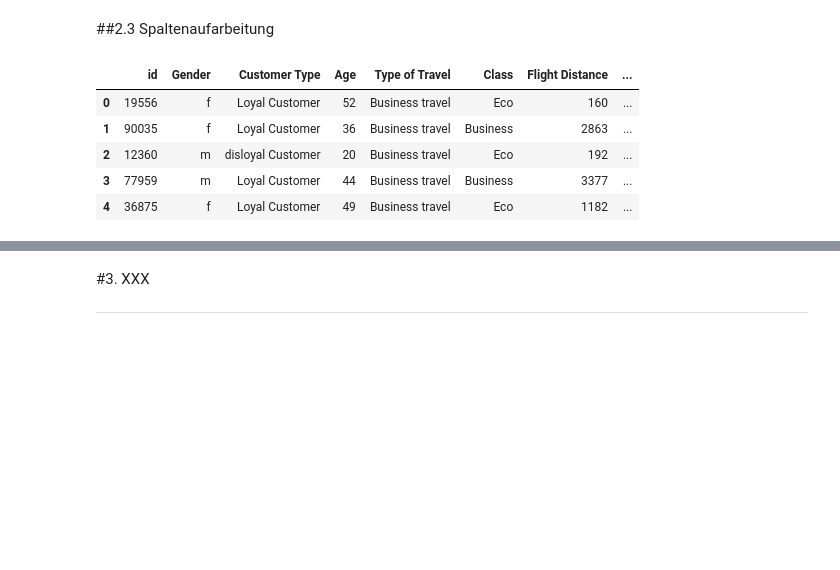
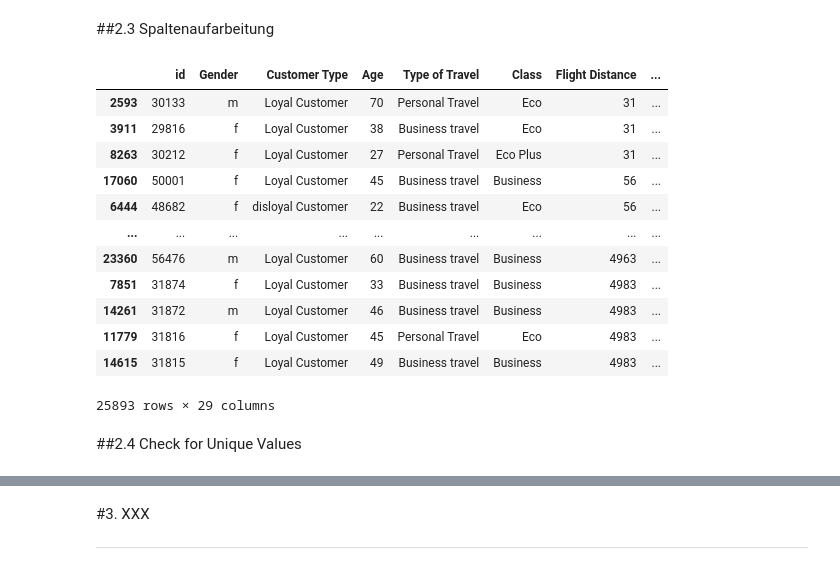
Before and after one commit to AliceKitchkin/Unsupervised-Machine-Learning, a Jupyter notebook: AirlinePassengerSatisfaction.ipynb, the cells around one changed output, grey strips where cells are left out. Cells and saved outputs as stored; diff of their text form; code cells hidden in the pictures; blank space fills up the shorter version.

```diff
--- a/AirlinePassengerSatisfaction.ipynb
+++ b/AirlinePassengerSatisfaction.ipynb
@@ -115,0 +130,4 @@ Die Spalte "Arrival Delay in Minutes" (Verspätung in Minuten) hat 83 fehlende W
+# %%
+#Zeilen mit fehlenden Werten löschen
+data = data.dropna()
+data.isna().sum()
@@ -116,11 +152,16 @@ Die Spalte "Arrival Delay in Minutes" (Verspätung in Minuten) hat 83 fehlende W
 # %% [markdown]
 ##2.3 Spaltenaufarbeitung
-# %%
-#Neue Spalte "Gesamtverspaetung in Minuten" hinzufügen
-data['Gesamtverspaetung in Minuten'] = data['Departure Delay in Minutes'] + data['Arrival Delay in Minutes']
 # %%
 #Neue Spalte "Bewertung Gesamt" hinzufügen
 data['Bewertung Gesamt'] = data['Inflight wifi service'] + data['Departure/Arrival time convenient'] + data['Ease of Online booking'] + data['Gate location'] + data['Food and drink'] + data['Online boarding'] + data['Seat comfort'] + data['Inflight entertainment'] + data['On-board service'] + data['Leg room service'] + data['Baggage handling'] + data['Checkin service'] + data['Inflight service'] + data['Cleanliness']
+# %%
+#Neue Spalte "Flugverspatung in Minuten" hinzufügen
+#Die im Flug aufgeholte Zeit in Minuten ist positiv
+#Die im Flug noch zusätzliche Verspätung ist negativ
+data['Flugverspatung in Minuten'] = data['Arrival Delay in Minutes'] - data['Departure Delay in Minutes']
+# %%
+#Die Spalte "Puenktlich angekommen" mit 0 und 1 erstellen
+data['Puenktlich angekommen'] = np.where((data['Arrival Delay in Minutes'] - data['Departure Delay in Minutes'])==0, 1, 0)
 # %%
 #Erste Spalte "Unnamed: 0" löschen, ist bloß ein Zeilenzähler
 data = data.drop("Unnamed: 0", axis=1)
@@ -139,12 +180,21 @@ data['Ist Kind'] = np.where((data.Age>12) & (data.Age<18), 1, 0)
 # %%
 #Die Spalte "Gender" in m und f umwandeln
 data['Gender'] = data['Gender'].replace({'Female':'f', 'Male':'m'})
-# %%
-data.head()
-# %% [output]
-|  | id | Gender | Customer Type | Age | Type of Travel | Class | Flight Distance | ... |
-| 0 | 19556 | f | Loyal Customer | 52 | Business travel | Eco | 160 | ... |
-| 1 | 90035 | f | Loyal Customer | 36 | Business travel | Business | 2863 | ... |
-| 2 | 12360 | m | disloyal Customer | 20 | Business travel | Eco | 192 | ... |
-| 3 | 77959 | m | Loyal Customer | 44 | Business travel | Business | 3377 | ... |
-| 4 | 36875 | f | Loyal Customer | 49 | Business travel | Eco | 1182 | ... |
+# %%
+data.sort_values(by=['Flight Distance', 'Arrival Delay in Minutes', 'Departure Delay in Minutes'])
+# %% [output]
+|  | id | Gender | Customer Type | Age | Type of Travel | Class | Flight Distance | ... |
+| 2593 | 30133 | m | Loyal Customer | 70 | Personal Travel | Eco | 31 | ... |
+| 3911 | 29816 | f | Loyal Customer | 38 | Business travel | Eco | 31 | ... |
+| 8263 | 30212 | f | Loyal Customer | 27 | Personal Travel | Eco Plus | 31 | ... |
+| 17060 | 50001 | f | Loyal Customer | 45 | Business travel | Business | 56 | ... |
+| 6444 | 48682 | f | disloyal Customer | 22 | Business travel | Eco | 56 | ... |
+| ... | ... | ... | ... | ... | ... | ... | ... | ... |
+| 23360 | 56476 | m | Loyal Customer | 60 | Business travel | Business | 4963 | ... |
+| 7851 | 31874 | f | Loyal Customer | 33 | Business travel | Business | 4983 | ... |
+| 14261 | 31872 | m | Loyal Customer | 46 | Business travel | Business | 4983 | ... |
+| 11779 | 31816 | f | Loyal Customer | 45 | Personal Travel | Eco | 4983 | ... |
+| 14615 | 31815 | f | Loyal Customer | 49 | Business travel | Business | 4983 | ... |
+25893 rows × 29 columns
+# %% [markdown]
+##2.4 Check for Unique Values
```
Also changed, not shown: parts of 8 cells of this notebook.
